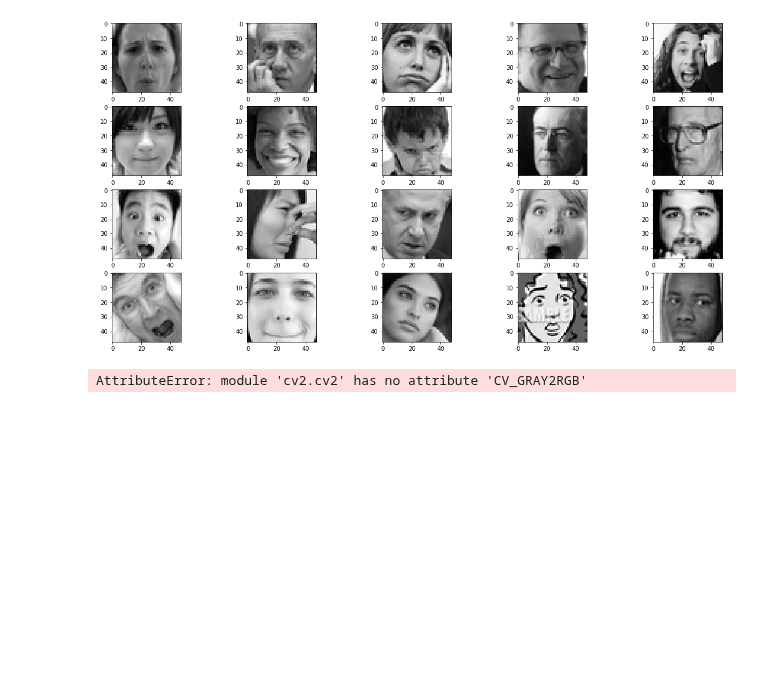
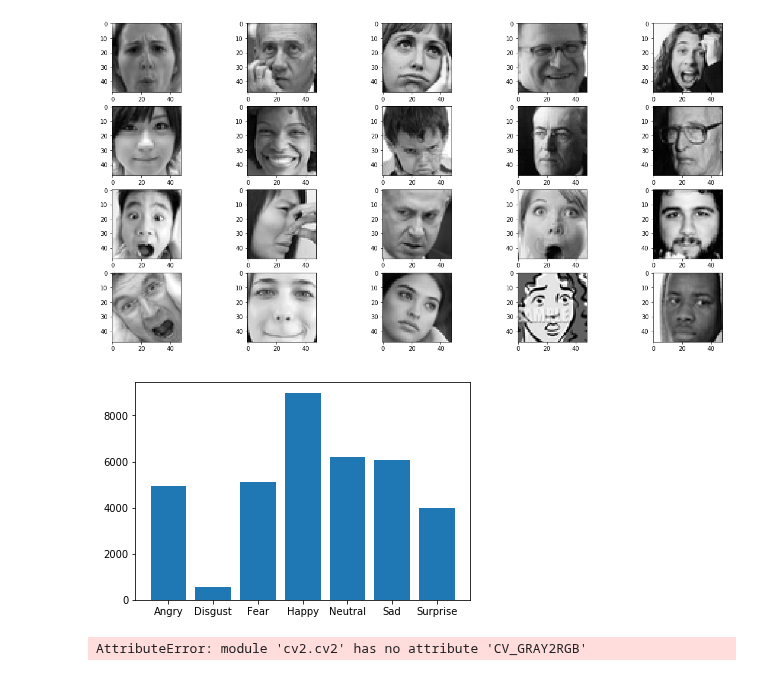
Before and after one commit to chandrasekara/Neural-Network-Facial-Expression-Classifier, a Jupyter notebook: capstone/analysis.ipynb, the cells around one changed output. Cells and saved outputs as stored; diff of their text form; code cells hidden in the pictures; blank space fills up the shorter version.

```diff
--- a/capstone/analysis.ipynb
+++ b/capstone/analysis.ipynb
@@ -92,6 +90,22 @@ for i in range(num_rows*num_columns):
     ax.imshow(samples[seed_number + i].reshape(48,48), cmap='gray')
 # %% [output]
 [figure]
+# %%
+# seeing the distribution of each emotion in the dataset
+
+frequency_list = np.zeros(7)
+
+for label in labels:
+    frequency_list[int(label)] += 1
+
+frequency_list
+
+bar = plt.bar(['Angry','Disgust','Fear','Happy',
+               'Sad','Surprise','Neutral'], frequency_list)
+
+plt.show()
+# %% [output]
+[figure, added]
 # %%
 import cv2
 
```
Also changed, not shown: parts of 6 cells of this notebook.
